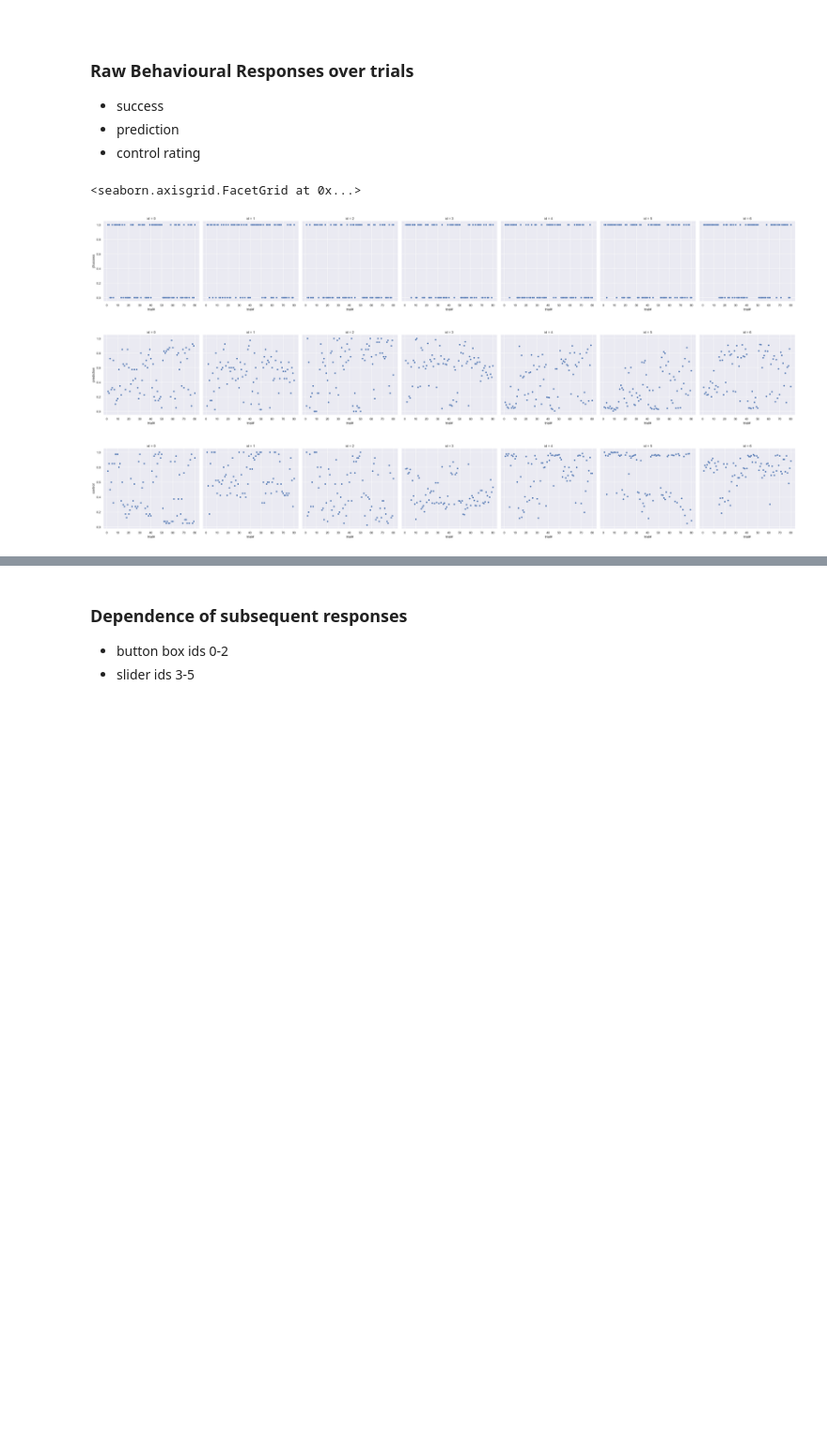
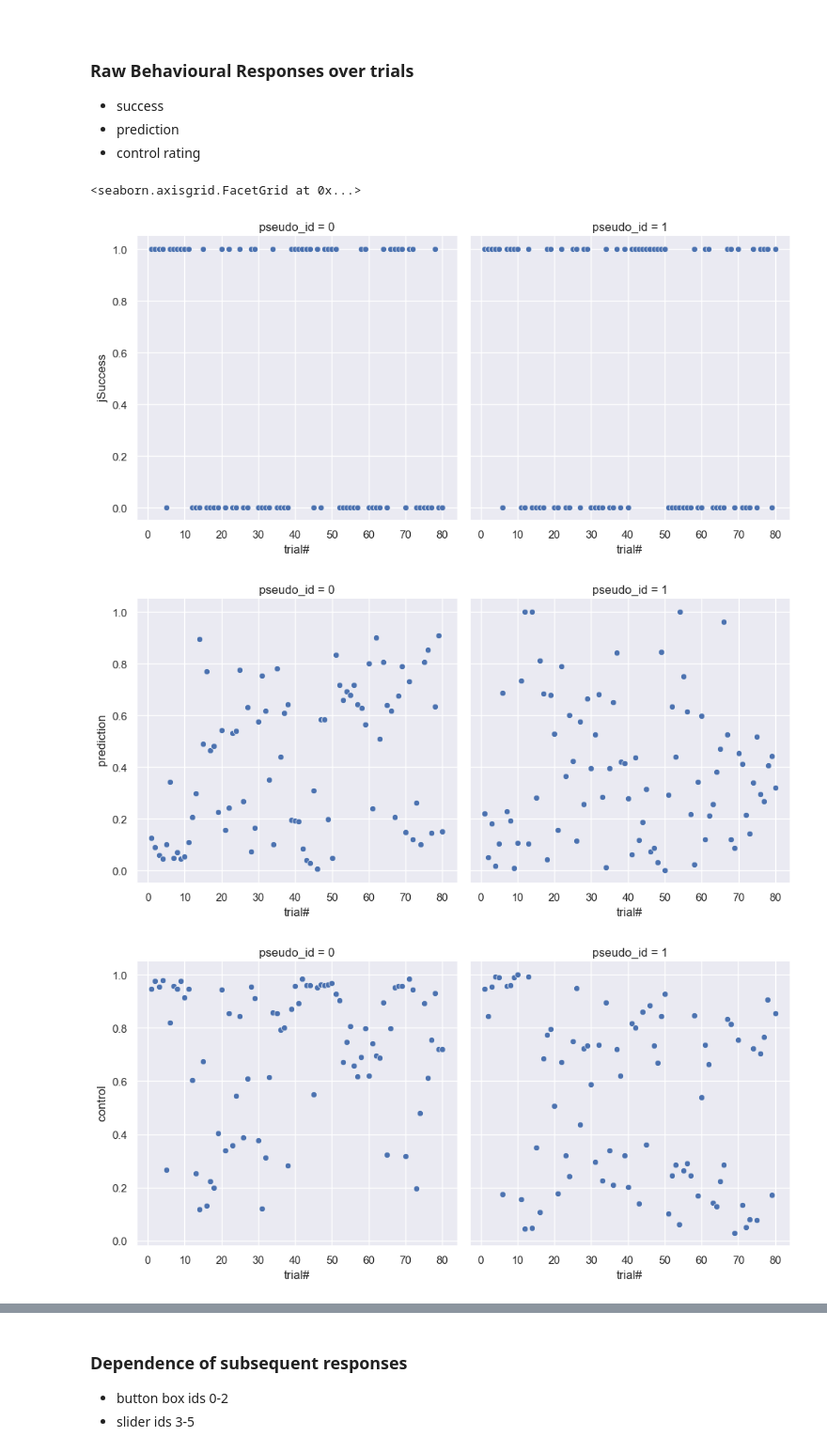
Before and after one commit to alexjhess/metac-data-prep, a Jupyter notebook: main.ipynb, the cells around one changed output, grey strips where cells are left out. Shown at 94% size. Saved outputs shown, nothing was run; the diff lists cells and outputs as text; code cells hidden in the pictures; blank space fills up the shorter version.

```diff
--- a/main.ipynb
+++ b/main.ipynb
@@ -18,4 +21,16 @@ import glob
 # %%
 # load physiology data
+p_fname = "behavior\\LabChart\\*.txt"
+ppid = "TNU_METAC_9011"
+p_fullpath = os.path.join(b_basedir, ppid, p_fname)
+for p_file in glob.glob(p_fullpath):
+        if p_file.find("task") != -1:
+            print(str(p_file))
 
-# load questionnaire data
+            colnames = ['t', 'M', 'Pulse', 'T', 'O2', 'CO2', 'F', 'V']
+            p_temp = pd.read_csv(p_file, skiprows=range(10), names=colnames, header=None)
+
+            print(p_temp)
+
+            # p_specs = pd.read_csv(p_file, nrows=1)
+            # print(p_specs)
@@ -137,11 +208,11 @@ Index(['trial#', ' iWidth', ' iDistance', ' wind', ' jAngle',
 - control rating
 # %%
 # Create a visualization
-sns.relplot(data=df, x="trial#", y=" jSuccess", col="id")
-sns.relplot(data=df, x="trial#", y=" prediction", col="id")
-sns.relplot(data=df, x="trial#", y=" control", col="id")
+sns.relplot(data=df, x="trial#", y=" jSuccess", col="pseudo_id")
+sns.relplot(data=df, x="trial#", y=" prediction", col="pseudo_id")
+sns.relplot(data=df, x="trial#", y=" control", col="pseudo_id")
 # %% [output]
 <seaborn.axisgrid.FacetGrid at 0x...>
-[figure, old version]
+[figure, new version]
-[figure, old version]
+[figure, new version]
-[figure, old version]
+[figure, new version]
```
Also changed, not shown: parts of 13 cells of this notebook.
